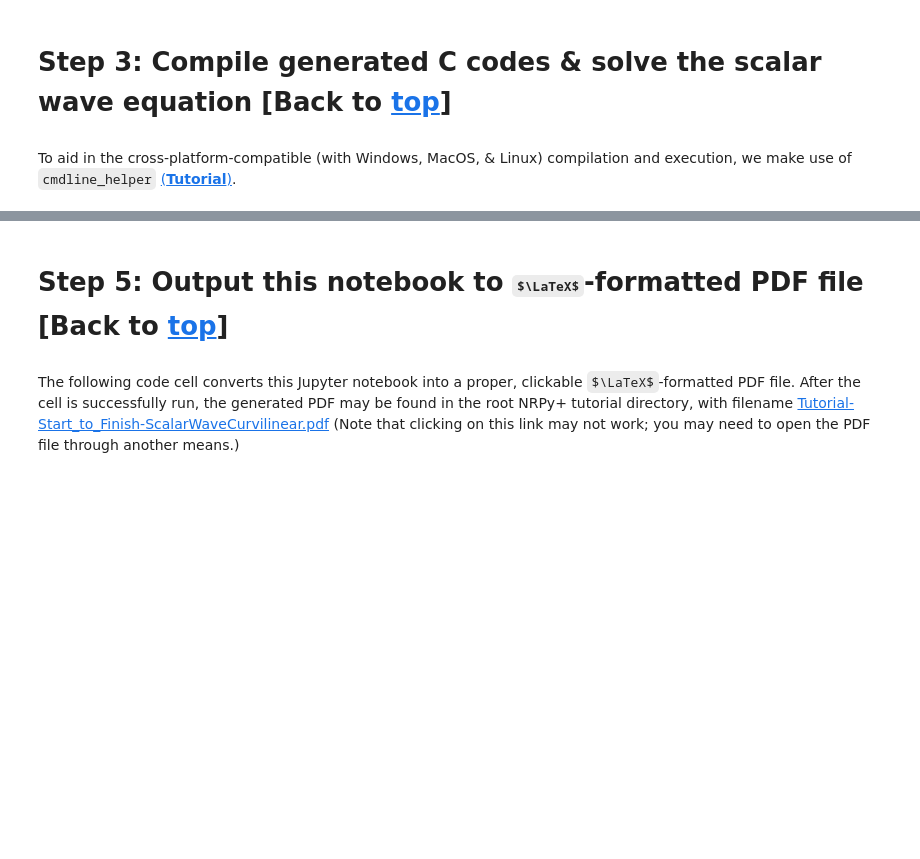
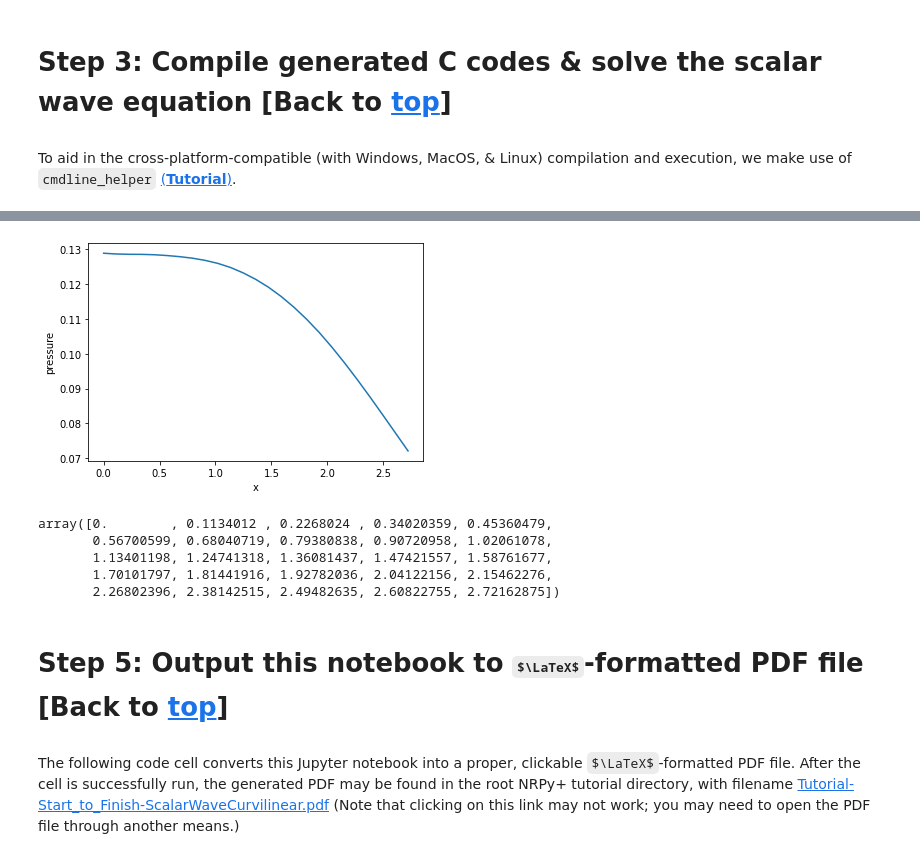
Before and after one commit to GRHayL/GRHayL, a Jupyter notebook: implementations/GRHayL_NRPy_IGM/Tutorial-GRHayL_NRPy_IGH_TOV_BSSN_EVOL.ipynb, the cells around one changed output, grey strips where cells are left out. Cells and saved outputs as stored; diff of their text form; code cells hidden in the pictures; some formulas as TeX source; blank space fills up the shorter version.

```diff
--- a/implementations/GRHayL_NRPy_IGM/Tutorial-GRHayL_NRPy_IGH_TOV_BSSN_EVOL.ipynb
+++ b/implementations/GRHayL_NRPy_IGM/Tutorial-GRHayL_NRPy_IGH_TOV_BSSN_EVOL.ipynb
@@ -2323,3 +2332,23 @@ plt.tight_layout(pad=4)
+# %%
+idx = -2
+
+raw_data = np.loadtxt("output/out_density106.txt")
+plt.plot(raw_data[:,0], raw_data[:, idx])
+
+plt.xlabel("x")
+plt.ylabel("pressure")
+
+plt.show()
+# %% [output]
+[figure, added]
+# %%
+raw_data[:, 0]
+# %% [output]
+array([0.        , 0.1134012 , 0.2268024 , 0.34020359, 0.45360479,
+       0.56700599, 0.68040719, 0.79380838, 0.90720958, 1.02061078,
+       1.13401198, 1.24741318, 1.36081437, 1.47421557, 1.58761677,
+       1.70101797, 1.81441916, 1.92782036, 2.04122156, 2.15462276,
+       2.26802396, 2.38142515, 2.49482635, 2.60822755, 2.72162875])
 # %% [markdown]
 <a id='latex_pdf_output'></a>
 
```
Also changed, not shown: parts of 8 cells of this notebook, 1 other file.
